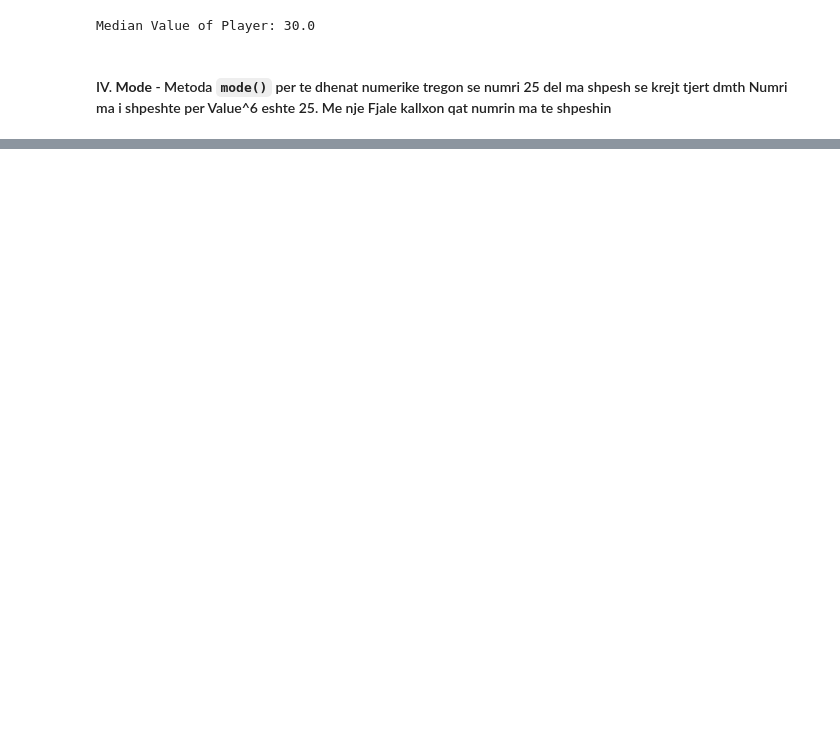
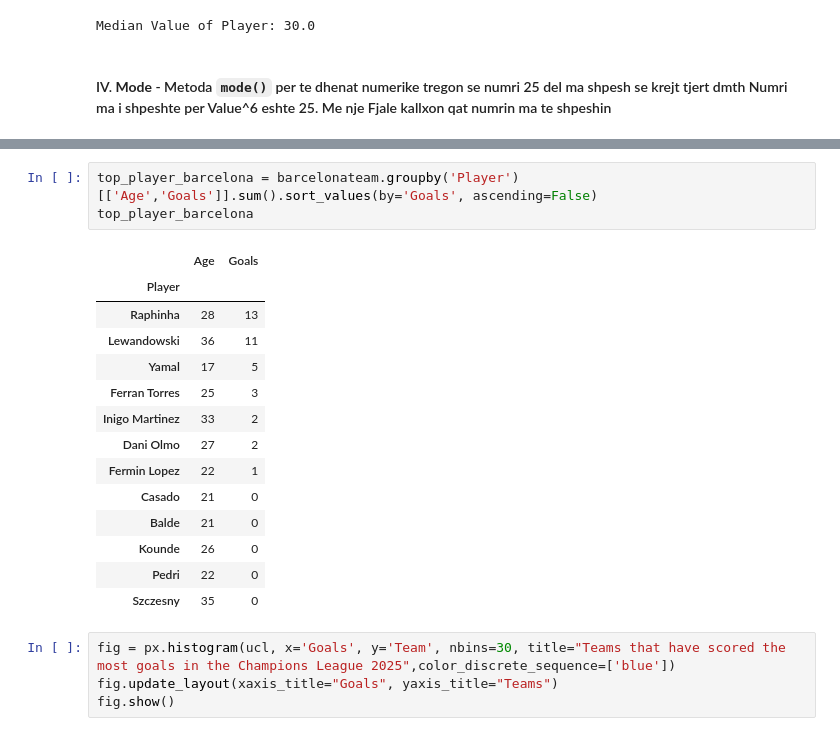
Before and after one commit to ArberKuqi/PythonDataScience_Project, a Jupyter notebook: ChampionsData/02-descriptive_statistics.ipynb, the cells around one changed output, grey strips where cells are left out. Drawn from its saved outputs; the diff is of its cells as text; blank space fills up the shorter version.

```diff
--- a/ChampionsData/02-descriptive_statistics.ipynb
+++ b/ChampionsData/02-descriptive_statistics.ipynb
@@ -57,0 +120,22 @@ fig.show()
+# %%
+top_player_barcelona = barcelonateam.groupby('Player')[['Age','Goals']].sum().sort_values(by='Goals', ascending=False)
+top_player_barcelona
+# %% [output]
+|  | Age | Goals |
+| Player |  |  |
+| Raphinha | 28 | 13 |
+| Lewandowski | 36 | 11 |
+| Yamal | 17 | 5 |
+| Ferran Torres | 25 | 3 |
+| Inigo Martinez | 33 | 2 |
+| Dani Olmo | 27 | 2 |
+| Fermin Lopez | 22 | 1 |
+| Casado | 21 | 0 |
+| Balde | 21 | 0 |
+| Kounde | 26 | 0 |
+| Pedri | 22 | 0 |
+| Szczesny | 35 | 0 |
+# %%
+fig = px.histogram(ucl, x='Goals', y='Team', nbins=30, title="Teams that have scored the most goals in the Champions League 2025",color_discrete_sequence=['blue'])
+fig.update_layout(xaxis_title="Goals", yaxis_title="Teams")
+fig.show()
```
Also changed, not shown: parts of 18 cells of this notebook.
